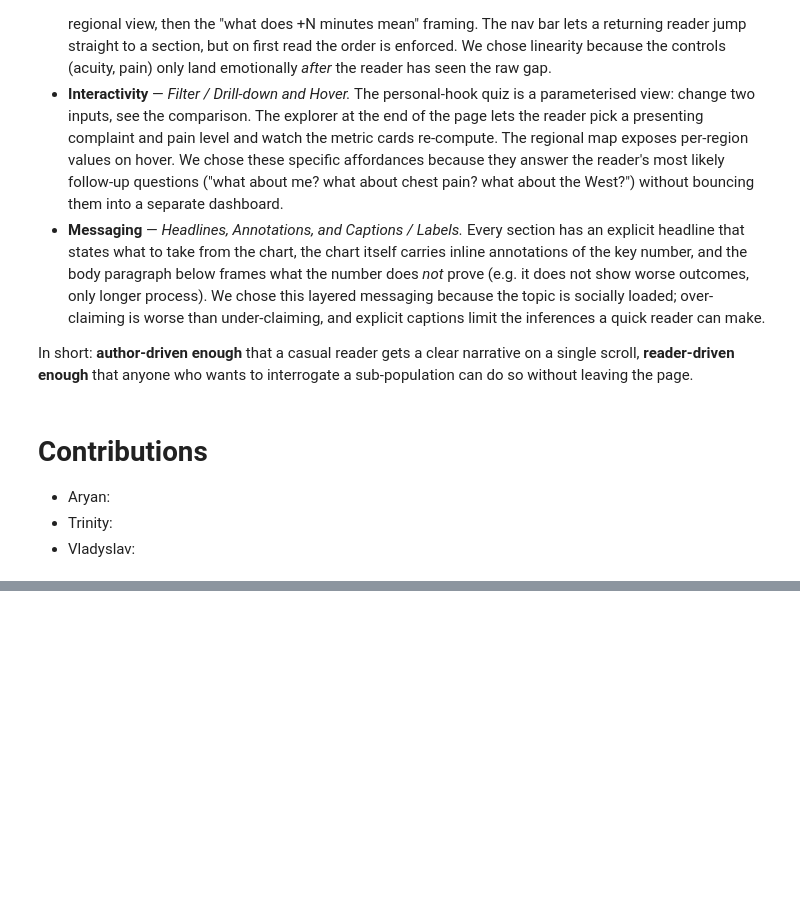
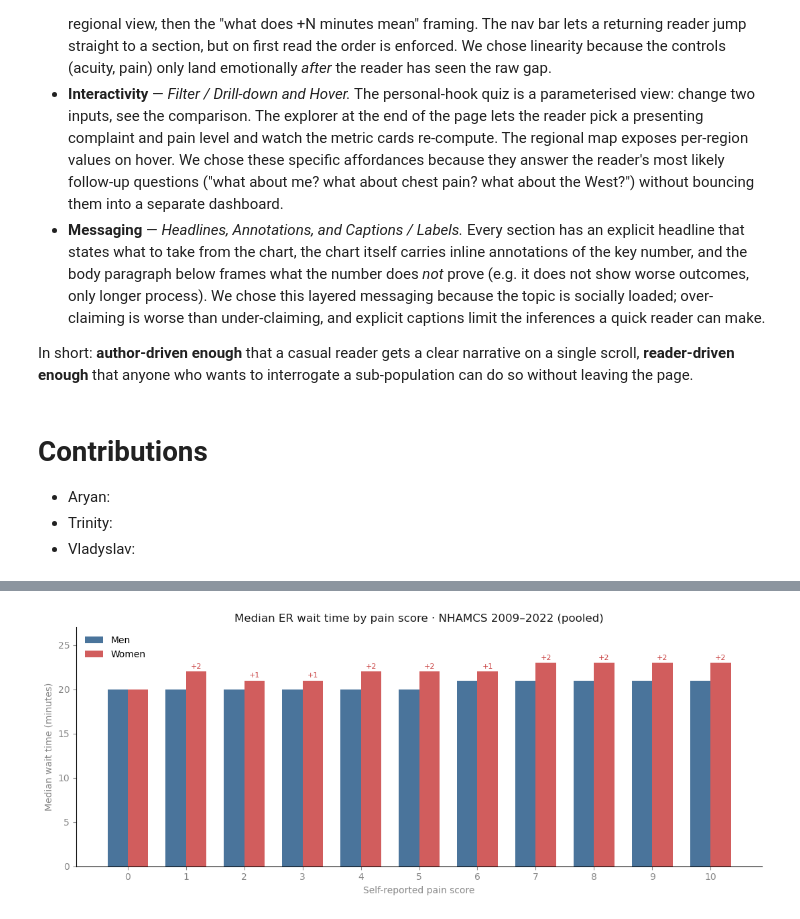
Before and after one commit to Aryan-Mi/dtu-social-data-assignments, a Jupyter notebook: assignment-final/notebooks/submission.ipynb, the cells around one changed output, grey strips where cells are left out. Saved outputs shown, nothing was run; the diff lists cells and outputs as text; code cells hidden in the pictures; blank space fills up the shorter version.

```diff
--- a/assignment-final/notebooks/submission.ipynb
+++ b/assignment-final/notebooks/submission.ipynb
@@ -601,0 +685,34 @@ In short: **author-driven enough** that a casual reader gets a clear narrative o
+# %%
+pain_scores = list(range(11))
+pain_male  = [20, 20, 20, 20, 20, 20, 21, 21, 21, 21, 21]
+pain_gap   = [ 0,  2,  1,  1,  2,  2,  1,  2,  2,  2,  2]
+pain_female = [m + g for m, g in zip(pain_male, pain_gap)]
+
+x = np.arange(len(pain_scores))
+w = 0.35
+
+fig, ax = plt.subplots(figsize=(11, 4.5), facecolor='white')
+
+bars_m = ax.bar(x - w/2, pain_male,   w, label='Men',   color=BLUE,  alpha=0.85)
+bars_f = ax.bar(x + w/2, pain_female, w, label='Women', color=CORAL, alpha=0.85)
+
+ax.set_xticks(x)
+ax.set_xticklabels([str(p) for p in pain_scores], color=INK_L)
+ax.set_xlabel('Self-reported pain score', fontsize=10, color=INK_L)
+ax.set_ylabel('Median wait time (minutes)', fontsize=10, color=INK_L)
+ax.set_title('Median ER wait time by pain score · NHAMCS 2009–2022 (pooled)', fontsize=12, color=INK)
+ax.set_ylim(0, 27)
+ax.spines[['top','right']].set_visible(False)
+ax.tick_params(colors=INK_L)
+ax.legend(frameon=False, fontsize=10)
+
+for bm, bf, g in zip(bars_m, bars_f, pain_gap):
+    if g > 0:
+        ax.annotate(f'+{g}', xy=(bf.get_x() + bf.get_width()/2, bf.get_height()),
+                    xytext=(0, 3), textcoords='offset points',
+                    ha='center', fontsize=8, color=CORAL)
+
+plt.tight_layout()
+plt.show()
+# %% [output]
+[figure, added]
```
Also changed, not shown: parts of 16 cells of this notebook.
